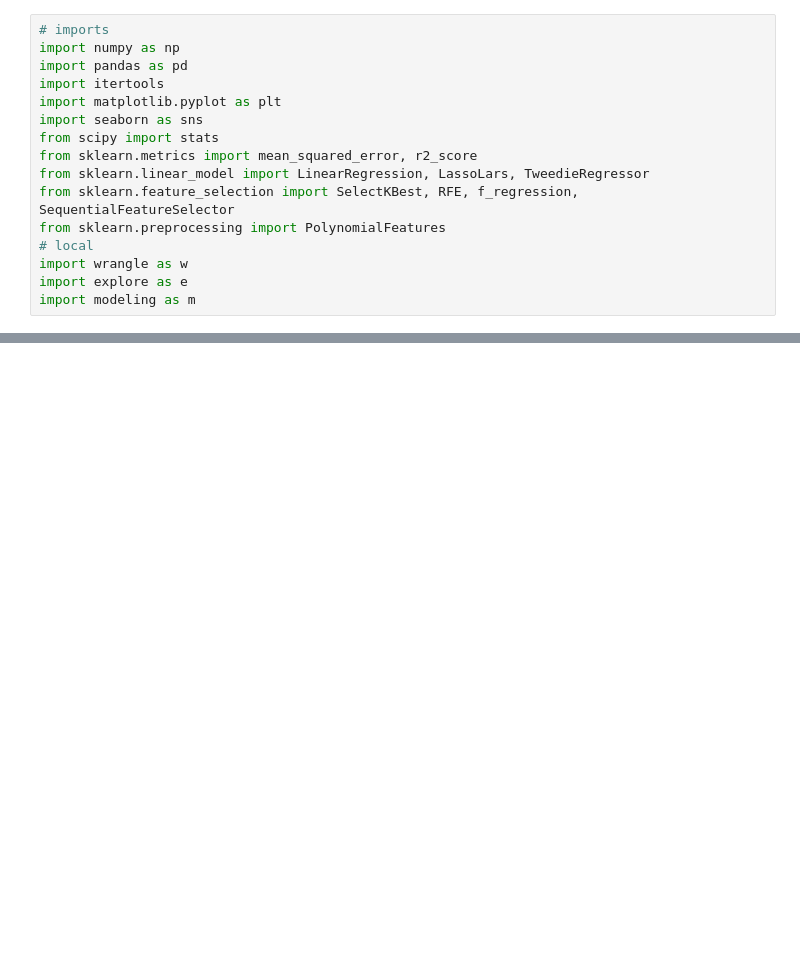
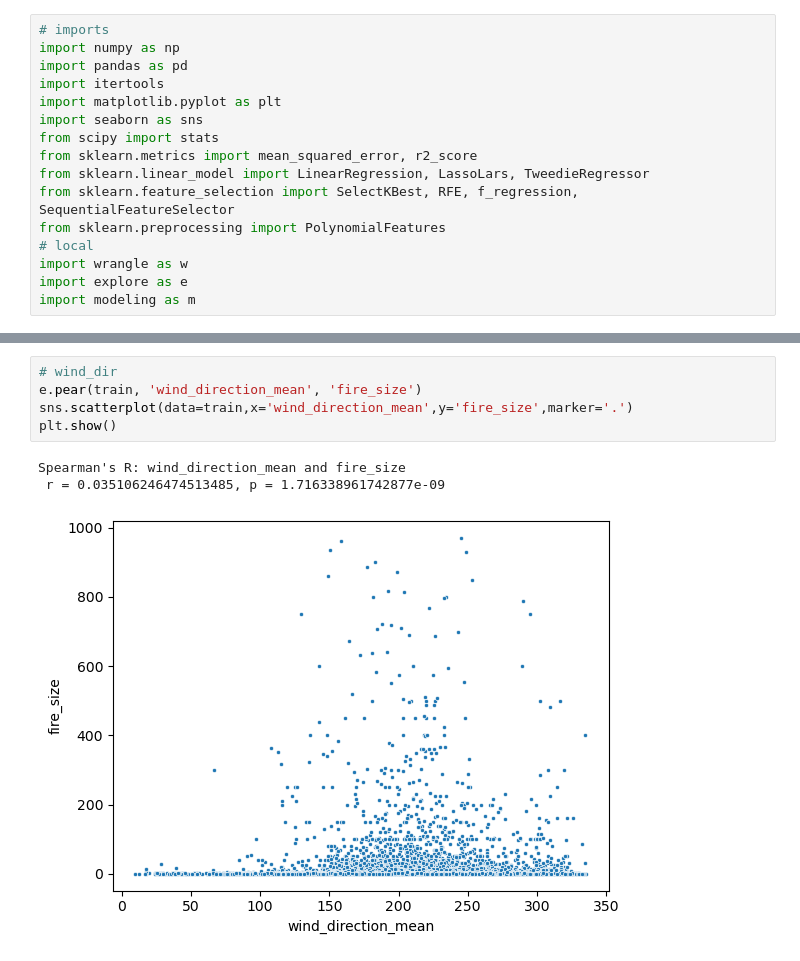
Before and after one commit to tkephart96/ca_wildfires, a Jupyter notebook: mvp.ipynb, the cells around one changed output, grey strips where cells are left out. Drawn from its saved outputs; the diff is of its cells as text; blank space fills up the shorter version.

```diff
--- a/mvp.ipynb
+++ b/mvp.ipynb
@@ -28,0 +55,9 @@ df.head()
+# %%
+# wind_dir
+e.pear(train, 'wind_direction_mean', 'fire_size')
+sns.scatterplot(data=train,x='wind_direction_mean',y='fire_size',marker='.')
+plt.show()
+# %% [output]
+Spearman's R: wind_direction_mean and fire_size
+ r = 0.035106246474513485, p = 1.716338961742877e-09
+[figure, added]
```
Also changed, not shown: parts of 13 cells of this notebook, 6 other files.
